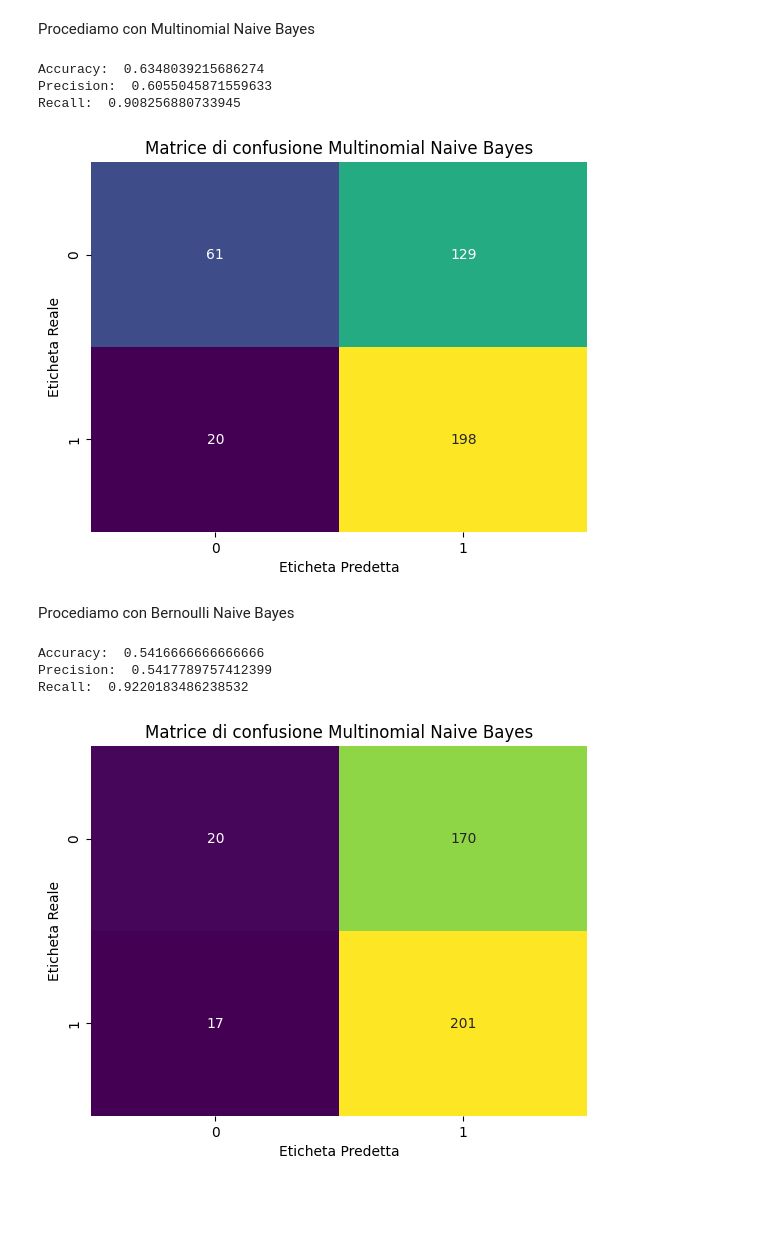
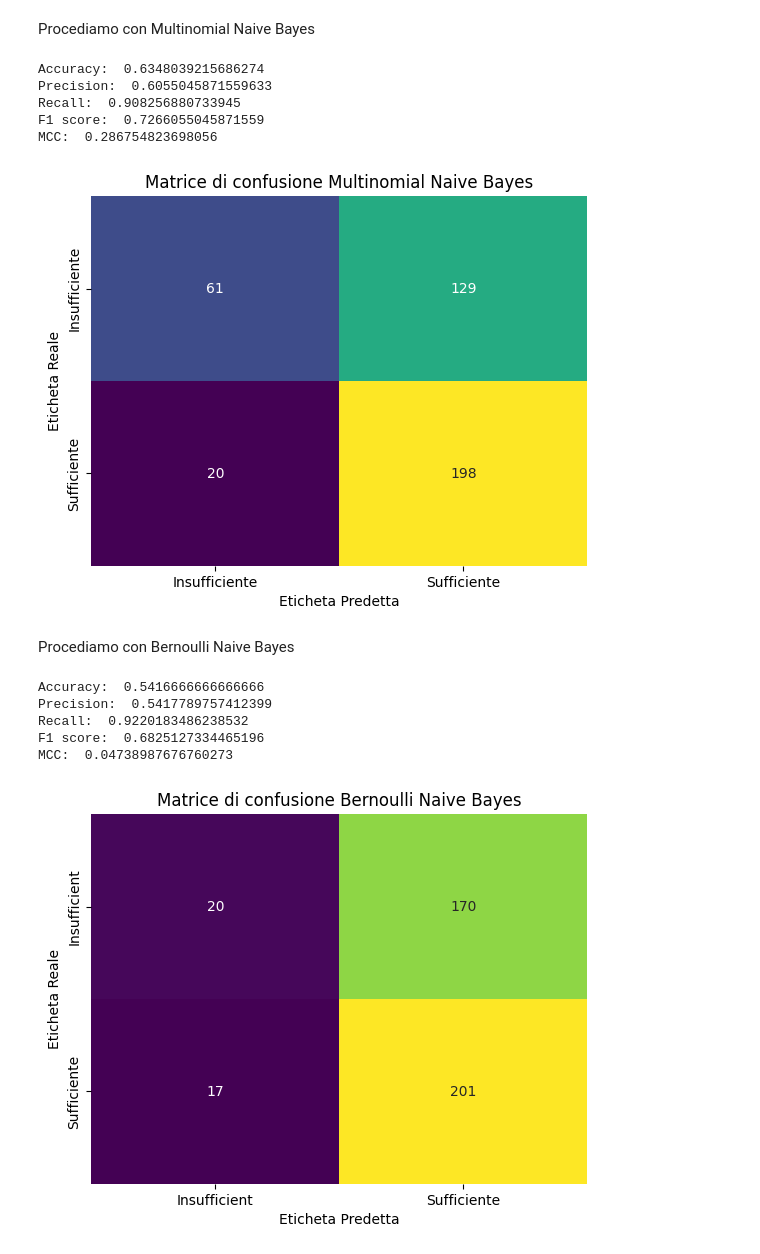
Before and after one commit to bafiuss/Sapore-DiVino, a Jupyter notebook: Sapore_DiVino-CODICE.ipynb, the cells around one changed output. Drawn from its saved outputs; the diff is of its cells as text; code cells hidden in the pictures; blank space fills up the shorter version.

Commit message:
modifiche bayes e introduzione albero decisionale

```diff
--- a/Sapore_DiVino-CODICE.ipynb
+++ b/Sapore_DiVino-CODICE.ipynb
@@ -296,11 +303,16 @@ y_pred_2 = mnb.predict(X_test) #testing
 accuracyMNB = accuracy_score(Y_test,y_pred_2)
 precisionMNB = precision_score(Y_test,y_pred_2)
 recallMNB = recall_score(Y_test,y_pred_2)
+mccMNB = matthews_corrcoef(Y_test, y_pred_2)
+f1_scoreMNB = f1_score(Y_test, y_pred_2)
 print('Accuracy: ' , accuracyMNB)
 print('Precision: ' , precisionMNB)
 print('Recall: ' , recallMNB)
+print('F1 score: ', f1_scoreMNB)
+print('MCC: ', mccMNB)
 
-labels=['0', '1']
+
+labels=['Insufficiente', 'Sufficiente']
 confusion_matrix_result = confusion_matrix(Y_test,y_pred_2)
 sns.heatmap(confusion_matrix_result, annot=True, fmt='d', cmap='viridis', xticklabels=labels, yticklabels=labels,cbar=False)
 plt.title('Matrice di confusione Multinomial Naive Bayes')
@@ -311,29 +323,38 @@ plt.show()
 Accuracy:  0.6348039215686274
 Precision:  0.6055045871559633
 Recall:  0.908256880733945
+F1 score:  0.7266055045871559
+MCC:  0.286754823698056
-[figure, old version]
+[figure, new version]
 # %% [markdown]
 Procediamo con Bernoulli Naive Bayes
 # %%
 bnb.fit(X_train,Y_train.values.ravel()) #training
 y_pred_3 = bnb.predict(X_test) #testing
 
 accuracyBNB = accuracy_score(Y_test,y_pred_3)
 precisionBNB = precision_score(Y_test,y_pred_3)
 recallBNB = recall_score(Y_test,y_pred_3)
+mccBNB = matthews_corrcoef(Y_test, y_pred_3)
+f1_scoreBNB = f1_score(Y_test, y_pred_3)
 print('Accuracy: ' , accuracyBNB)
 print('Precision: ' , precisionBNB)
 print('Recall: ' , recallBNB)
+print('F1 score: ', f1_scoreBNB)
+print('MCC: ', mccBNB)
 
-labels=['0', '1']
+
+labels=['Insufficient', 'Sufficiente']
 confusion_matrix_result = confusion_matrix(Y_test,y_pred_3)
 sns.heatmap(confusion_matrix_result, annot=True, fmt='d', cmap='viridis', xticklabels=labels, yticklabels=labels,cbar=False)
-plt.title('Matrice di confusione Multinomial Naive Bayes')
+plt.title('Matrice di confusione Bernoulli Naive Bayes')
 plt.xlabel('Eticheta Predetta')
 plt.ylabel('Eticheta Reale')
 plt.show()
 # %% [output]
 Accuracy:  0.5416666666666666
 Precision:  0.5417789757412399
 Recall:  0.9220183486238532
+F1 score:  0.6825127334465196
+MCC:  0.04738987676760273
-[figure, old version]
+[figure, new version]
```
Also changed, not shown: parts of 11 cells of this notebook.
